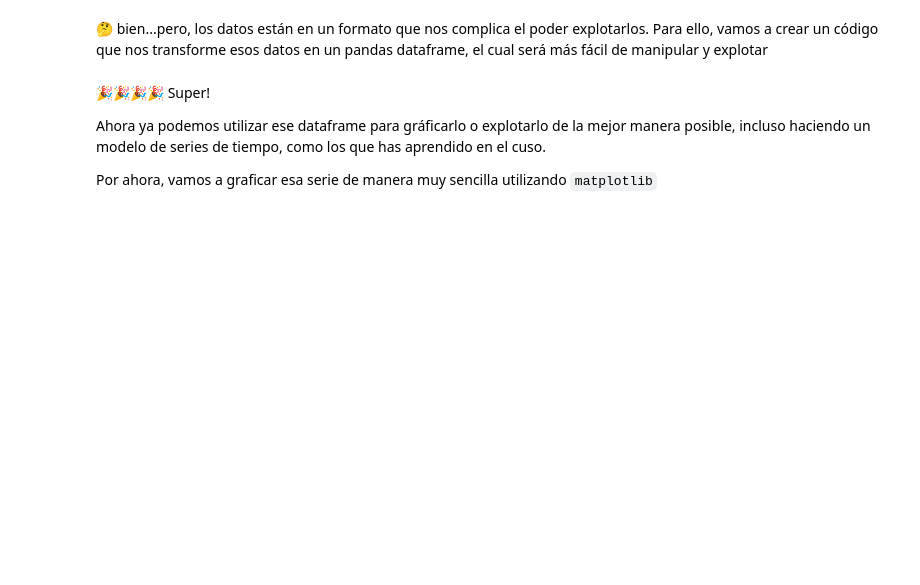
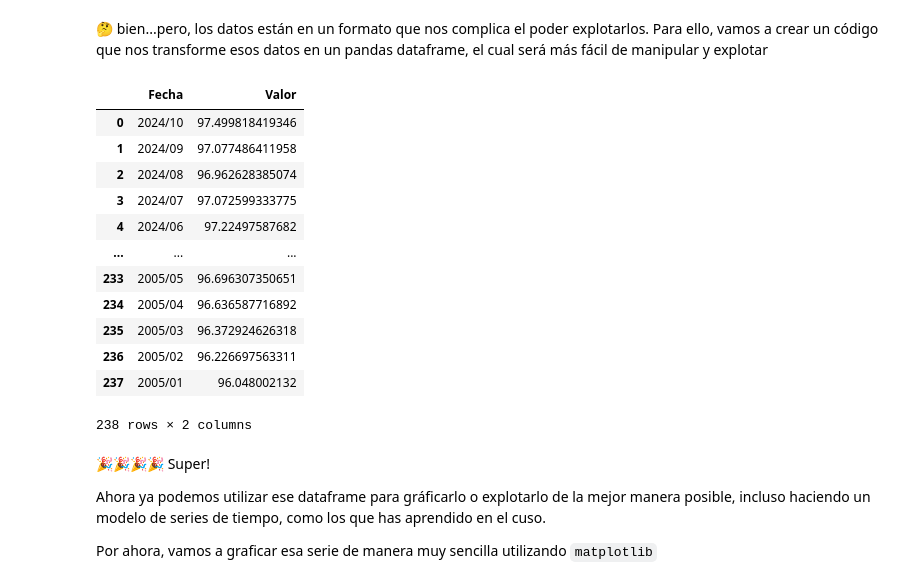
Before and after one commit to milioe/Intro-APIs-Python-ML, a Jupyter notebook: 5_apis_externas.ipynb, the cells around one changed output. Drawn from its saved outputs; the diff is of its cells as text; code cells hidden in the pictures; blank space fills up the shorter version.

```diff
--- a/5_apis_externas.ipynb
+++ b/5_apis_externas.ipynb
@@ -249,35 +301,49 @@ import requests
 import pandas as pd
 
 # Reemplaza '[Aquí va tu Token]' con tu token personal proporcionado por INEGI
-INEGI_TOKEN = ""
+INEGI_TOKEN = "b9d62aa4-ee6b-58d4-7474-6623a985f843"
 ID_SERIE = "444559"  # ID de la serie de interés
 RECIENTE = "false"  # Indica si se desea la información más reciente ("true") o histórica ("false")
 
 INEGI_URL = f"https://www.inegi.org.mx/app/api/indicadores/desarrolladores/jsonxml/INDICATOR/{ID_SERIE}/es/0700/{RECIENTE}/BIE/2.0/{INEGI_TOKEN}?type=json"
 
 # Hacer la solicitud a la API
 response = requests.get(INEGI_URL)
 
 # Verificar si la solicitud fue exitosa
 if response.status_code == 200:
     data = response.json()  # Parsear el JSON
     # Extraer las observaciones en una lista de diccionarios
     series = data.get("Series", [])
     all_observations = []
 
     for serie in series:
         observations = serie.get("OBSERVATIONS", [])
         for obs in observations:
             all_observations.append({
                 "Fecha": obs.get("TIME_PERIOD"),
                 "Valor": obs.get("OBS_VALUE")
             })
 
     # Crear el DataFrame
     df = pd.DataFrame(all_observations)
     display(df)
 else:
     print(f"Error en la solicitud: {response.status_code}")
+# %% [output]
+|  | Fecha | Valor |
+| 0 | 2024/10 | 97.499818419346 |
+| 1 | 2024/09 | 97.077486411958 |
+| 2 | 2024/08 | 96.962628385074 |
+| 3 | 2024/07 | 97.072599333775 |
+| 4 | 2024/06 | 97.22497587682 |
+| ... | ... | ... |
+| 233 | 2005/05 | 96.696307350651 |
+| 234 | 2005/04 | 96.636587716892 |
+| 235 | 2005/03 | 96.372924626318 |
+| 236 | 2005/02 | 96.226697563311 |
+| 237 | 2005/01 | 96.048002132 |
+238 rows × 2 columns
 # %% [markdown]
 🎉🎉🎉🎉 Super!
 
```
Also changed, not shown: parts of 6 cells of this notebook, 1 other file.
